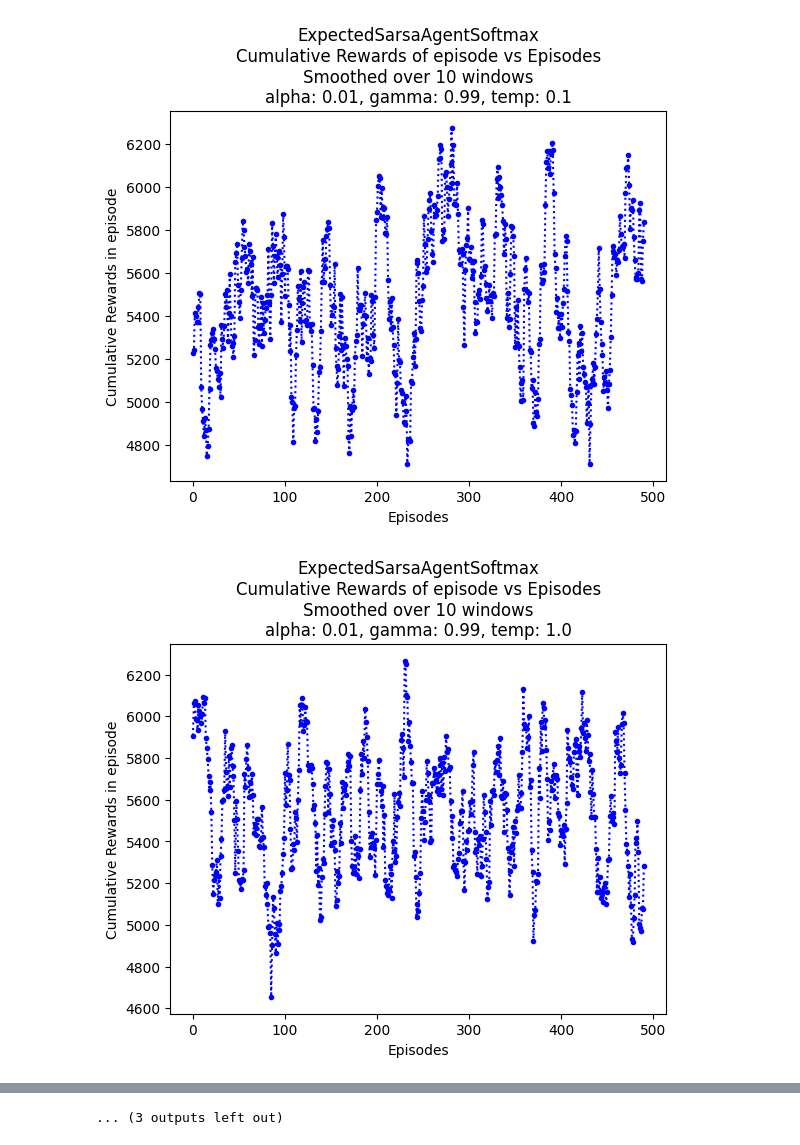
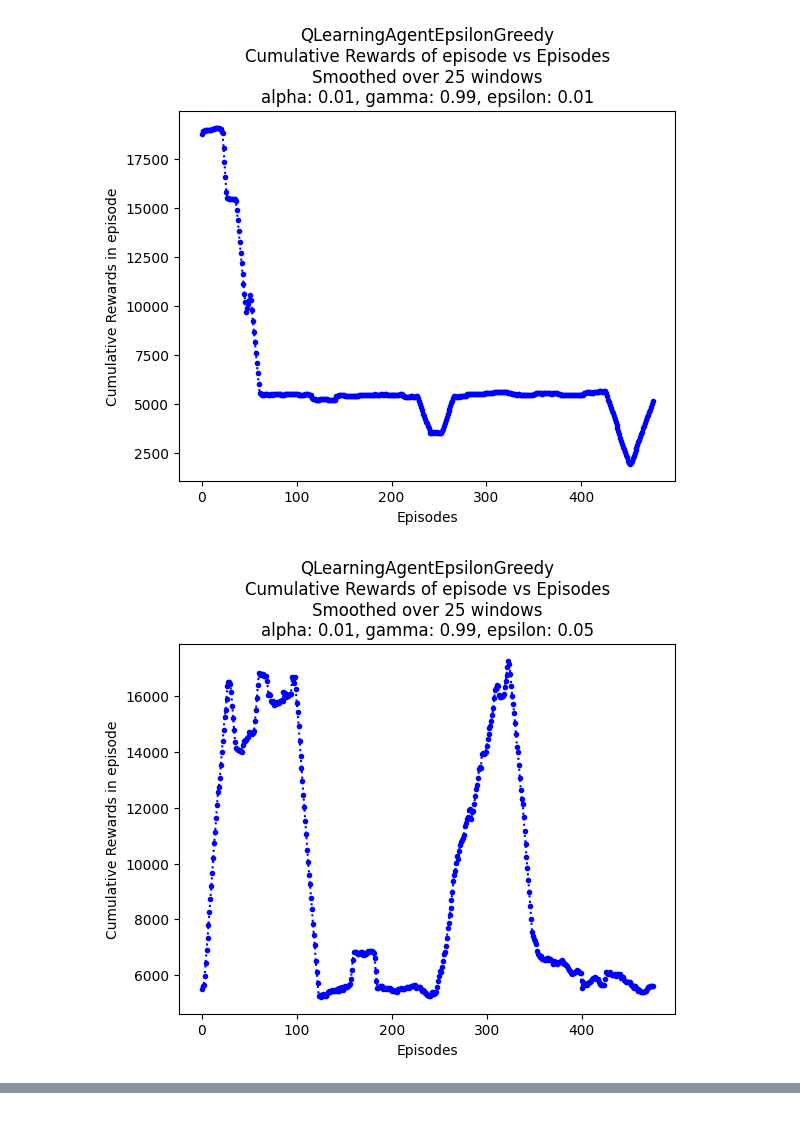
Before and after one commit to ncapek/RL_CLTV, a Jupyter notebook: Experiment 1.ipynb, the cells around one changed output, grey strips where cells are left out. Saved outputs shown, nothing was run; the diff lists cells and outputs as text; code cells hidden in the pictures.

```diff
--- a/Experiment 1.ipynb
+++ b/Experiment 1.ipynb
@@ -41,8 +41,9 @@ class ClientEnv(gym.Env):
 
     def _get_reward(self):
         mean_reward = self.num_products * 100 # mean reward is proportional to the number of products
-        std_reward = self.num_products * 50 # standard deviation is also proportional to the number of products
+        std_reward = self.num_products * 5 # standard deviation is also proportional to the number of products
         reward = np.random.normal(mean_reward, std_reward)
+
         return reward
 # %%
 import numpy as np
@@ -246,11 +247,11 @@ import matplotlib.pyplot as plt
 import numpy as np
 
 env = ClientEnv()
-# algorithms = [QLearningAgentEpsilonGreedy, QLearningAgentSoftmax, ExpectedSarsaAgentEpsilonGreedy, ExpectedSarsaAgentSoftmax]
-algorithms = [ExpectedSarsaAgentSoftmax]
+algorithms = [QLearningAgentEpsilonGreedy, QLearningAgentSoftmax, ExpectedSarsaAgentEpsilonGreedy, ExpectedSarsaAgentSoftmax]
+# algorithms = [ExpectedSarsaAgentSoftmax]
 
-n_episodes = 200
-window_size = 10
+n_episodes = 1000
+window_size = 25
 
 # Train q-agent
 for algorithm in algorithms:
@@ -284,40 +288,39 @@ for algorithm in algorithms:
 
 alphas = [0.01, 0.05, 0.1]
 gammas = [0.99, 0.95]
-temps = [0.1, 1.0, 5.0]
+epsilons = [0.01, 0.05, 0.1]
 n_episodes = 500
 
 for alpha in alphas:
     for gamma in gammas:
-        for temp in temps:
-            import matplotlib.pyplot as plt
+        for epsilon in epsilons:
 
             env = ClientEnv()
-            agent = ExpectedSarsaAgentSoftmax(env, alpha, gamma, temp)
+            agent = QLearningAgentEpsilonGreedy(env, alpha, gamma, epsilon)
 
             # Train agent
             cumulative_rewards = []
             for episode in range(n_episodes):
                 obs = env.reset()
                 done = False
                 cum_reward = 0
                 while not done:
                     action = agent.get_action(obs)
                     next_obs, reward, done, _ = env.step(action)
                     agent.update(obs, action, reward, next_obs, done)
                     obs = next_obs
                     cum_reward += reward
                 cumulative_rewards.append(cum_reward)
 
             # Smooth cumulative rewards over window size
             smoothed_rewards = np.convolve(cumulative_rewards, np.ones(window_size)/window_size, mode='valid')
 
             # Plot performance
             plt.plot(smoothed_rewards, ':b.')
-            plt.title(f"{agent.__class__.__name__}\nCumulative Rewards of episode vs Episodes\nSmoothed over {window_size} windows\nalpha: {alpha}, gamma: {gamma}, temp: {temp}")
+            plt.title(f"{agent.__class__.__name__}\nCumulative Rewards of episode vs Episodes\nSmoothed over {window_size} windows\nalpha: {alpha}, gamma: {gamma}, epsilon: {epsilon}")
             plt.xlabel("Episodes")
             plt.ylabel("Cumulative Rewards in episode")
             plt.show()
 # %% [output]
-[figure, old version]
+[figure, new version]
-[figure, old version]
+[figure, new version]
@@ -334 +333,0 @@ for alpha in alphas:
-... (3 outputs left out)
```
Also changed, not shown: parts of 2 cells of this notebook.
